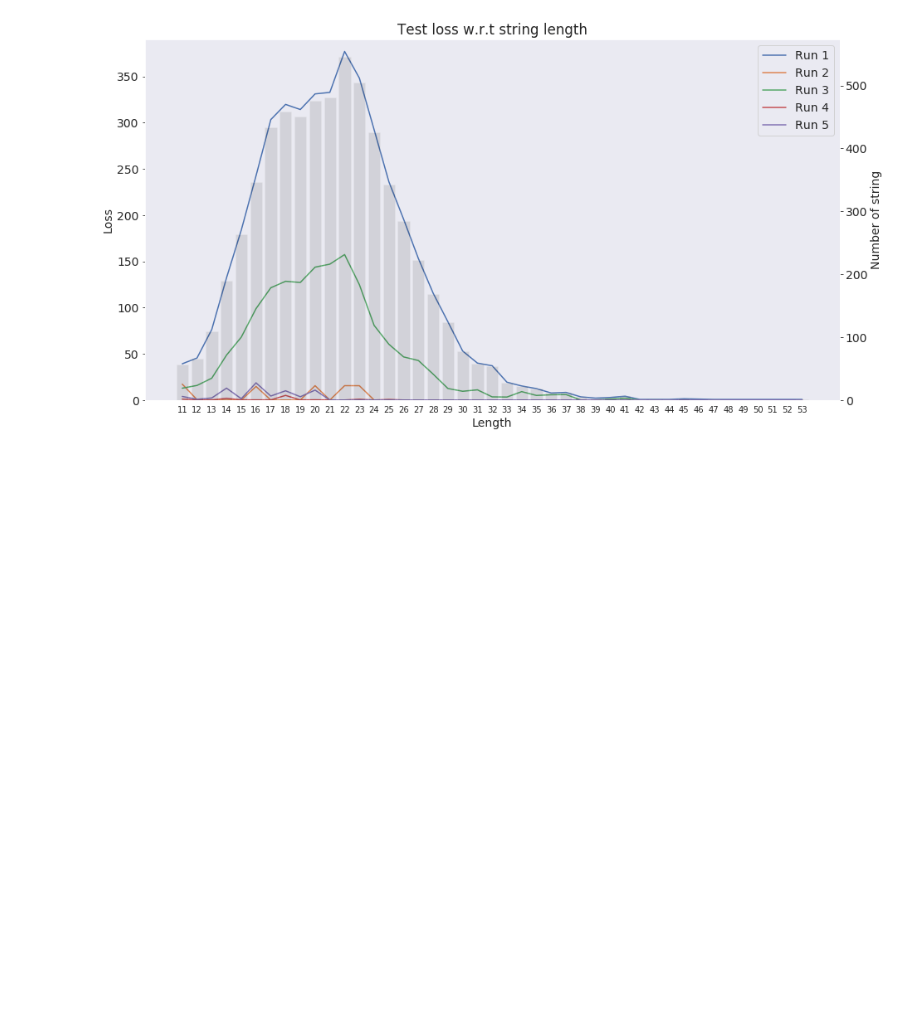
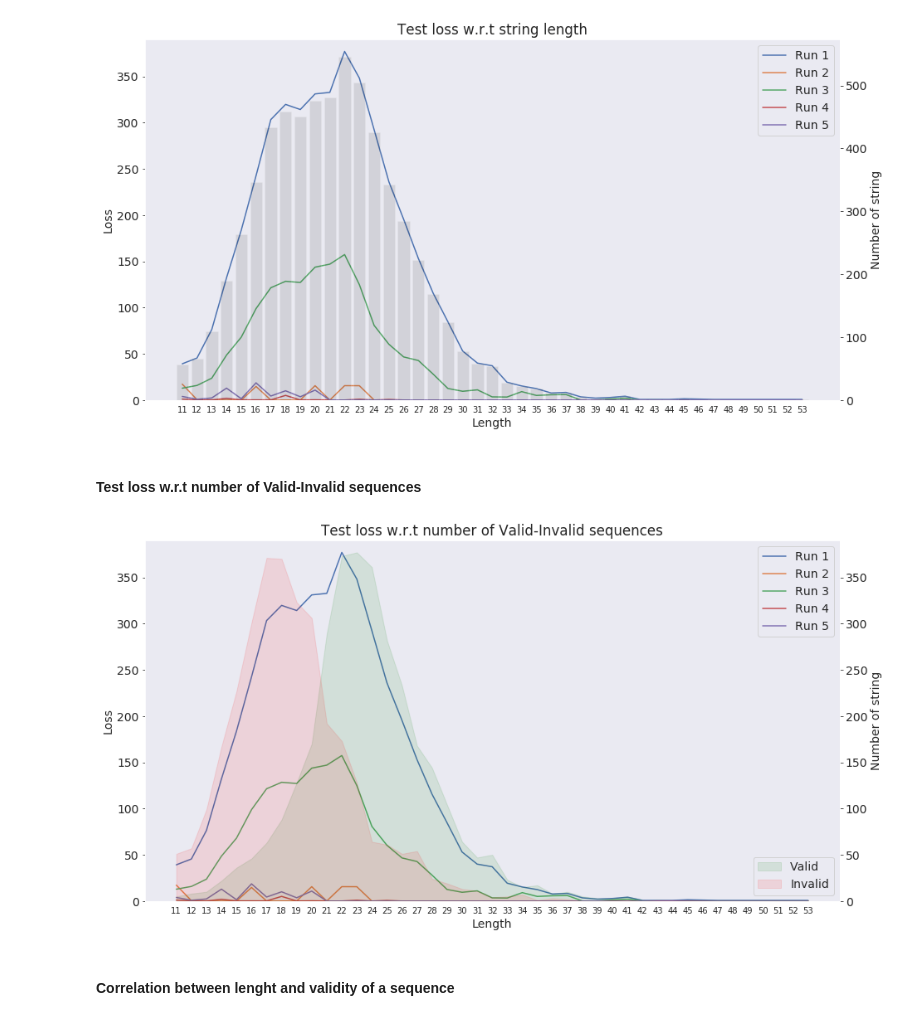
Before and after one commit to harshildarji/thesis, a Jupyter notebook: Implementations/notebooks/relu/rnn_relu_fail.ipynb, the cells around one changed output. Cells and saved outputs as stored; diff of their text form; code cells hidden in the pictures; blank space fills up the shorter version.

Commit message:
tanh, relu - model failure

```diff
--- a/Implementations/notebooks/relu/rnn_relu_fail.ipynb
+++ b/Implementations/notebooks/relu/rnn_relu_fail.ipynb
@@ -133,3 +133,49 @@ ax2.bar(losses.groupby(['str_len'])['str_len'].count().index, losses.groupby(['s
 plt.savefig('./loss/{}-loss-len-dist.png'.format(MODEL));
 # %% [output]
 [figure]
+# %% [markdown]
+#### Test loss w.r.t number of Valid-Invalid sequences
+# %%
+data['str_len'] = data['string'].str.len()
+str_len = data.groupby(['str_len'])
+# %%
+length, valid, invalid = [], [], []
+# %%
+for key, _ in str_len:
+    length.append(key)
+
+    try:
+        valid.append(str_len.get_group(key)['valid'].value_counts()[1])
+    except KeyError:
+        valid.append(0)
+
+    try:
+        invalid.append(str_len.get_group(key)['valid'].value_counts()[0])
+    except KeyError:
+        invalid.append(0)
+# %%
+validity_losses = pd.DataFrame({'str_len': length, 'valid': valid, 'invalid': invalid})
+# %%
+fig, ax1 = plt.subplots()
+ax1.set_title('Test loss w.r.t number of Valid-Invalid sequences')
+ax1.set_xlabel('Length')
+plt.xticks(range(11, 54), size=10)
+
+ax1.set_ylabel('Loss')
+ax1.set_ylim([0, 390])
+for column in losses:
+    if column != 'str_len':
+        ax1.plot(losses.groupby(['str_len'])[column].sum(), label='Run {}'.format(column.split()[-1]))
+ax1.legend()
+
+ax2 = ax1.twinx()
+ax2.set_ylabel('Number of string')
+ax2.set_ylim([0, 390])
+plt.fill_between(validity_losses['str_len'], validity_losses['valid'], label='Valid', alpha=.1, color='g')
+plt.fill_between(validity_losses['str_len'], validity_losses['invalid'], label='Invalid', alpha=.1, color='r')
+plt.legend(loc='lower right')
+plt.savefig('./loss/{}-loss-val-inval.png'.format(MODEL));
+# %% [output]
+[figure, added]
+# %% [markdown]
+#### Correlation between lenght and validity of a sequence
```
Also changed, not shown: parts of 3 cells of this notebook, 6 other files.
